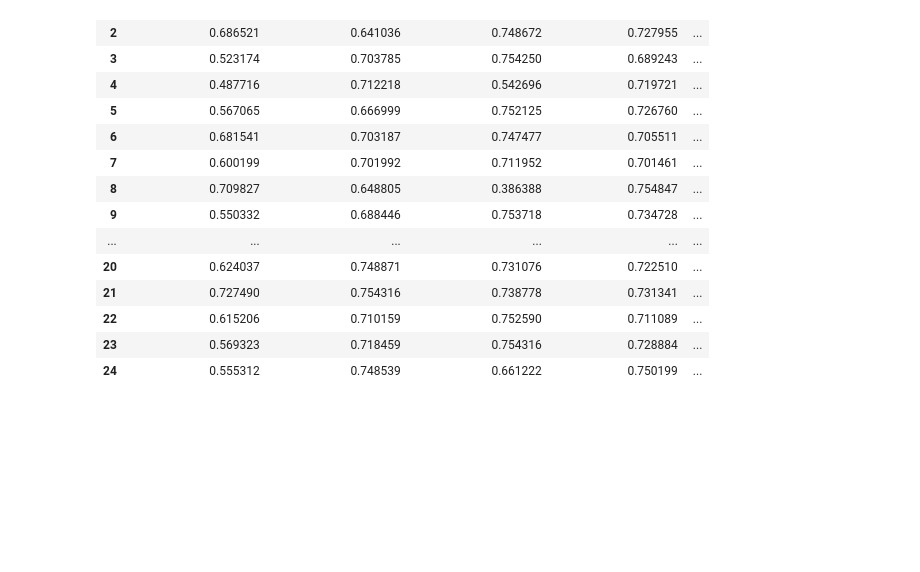
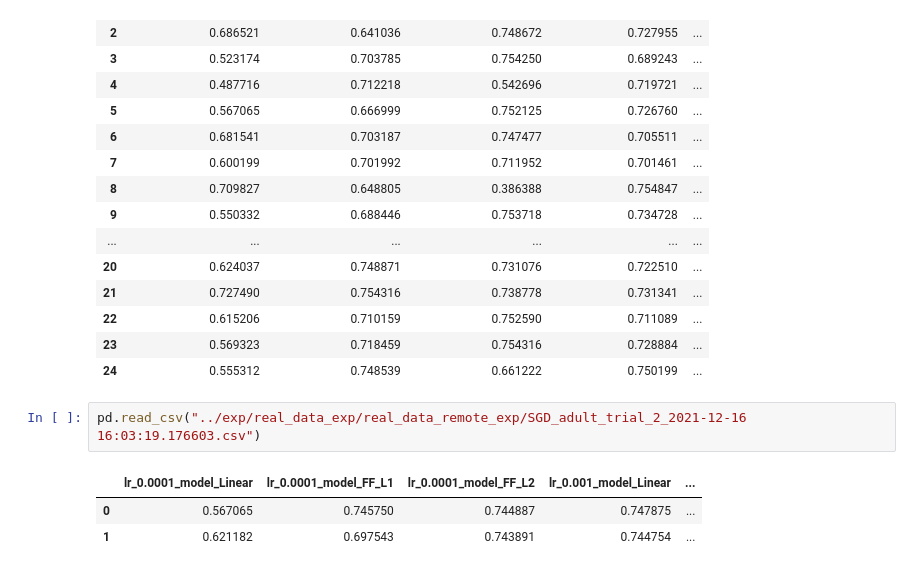
Before and after one commit to NaokiNakamichi/ML, a Jupyter notebook: GD/memo/memo22.ipynb, the cells around one changed output. Drawn from its saved outputs; the diff is of its cells as text; blank space fills up the shorter version.

```diff
--- a/GD/memo/memo22.ipynb
+++ b/GD/memo/memo22.ipynb
@@ -79,3 +79,9 @@ pd.read_csv("hoge_12161507.csv")
 | 22 | 0.615206 | 0.710159 | 0.752590 | 0.711089 | ... |
 | 23 | 0.569323 | 0.718459 | 0.754316 | 0.728884 | ... |
 | 24 | 0.555312 | 0.748539 | 0.661222 | 0.750199 | ... |
+# %%
+pd.read_csv("../exp/real_data_exp/real_data_remote_exp/SGD_adult_trial_2_2021-12-16 16:03:19.176603.csv")
+# %% [output]
+|  | lr_0.0001_model_Linear | lr_0.0001_model_FF_L1 | lr_0.0001_model_FF_L2 | lr_0.001_model_Linear | ... |
+| 0 | 0.567065 | 0.745750 | 0.744887 | 0.747875 | ... |
+| 1 | 0.621182 | 0.697543 | 0.743891 | 0.744754 | ... |
```
Also changed, not shown: 1 other file.
